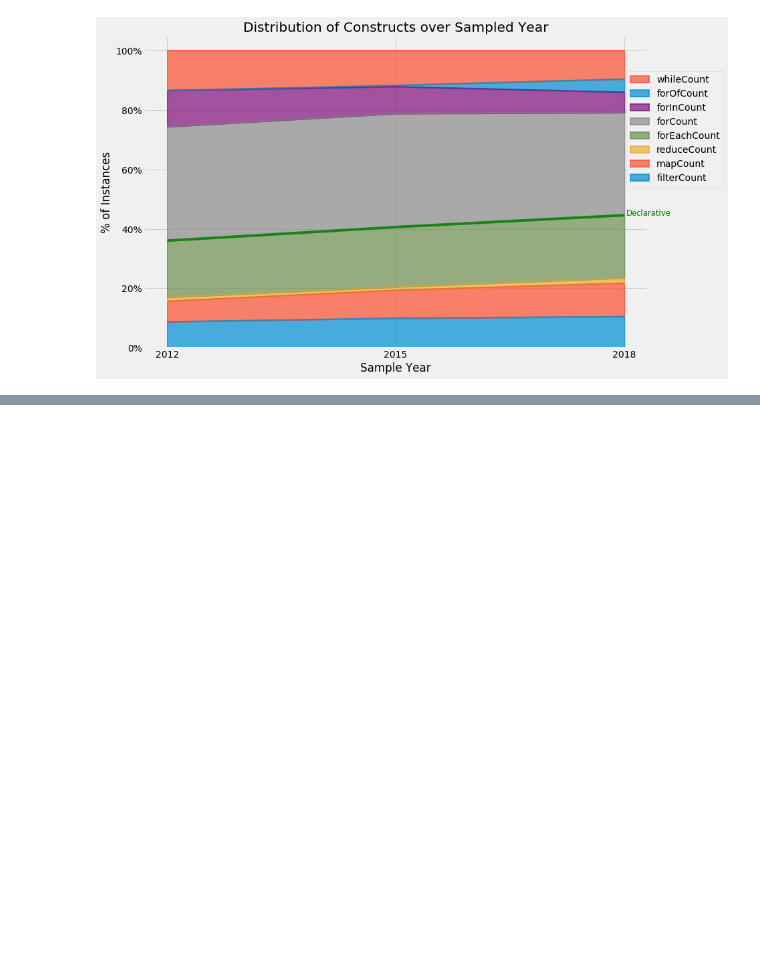
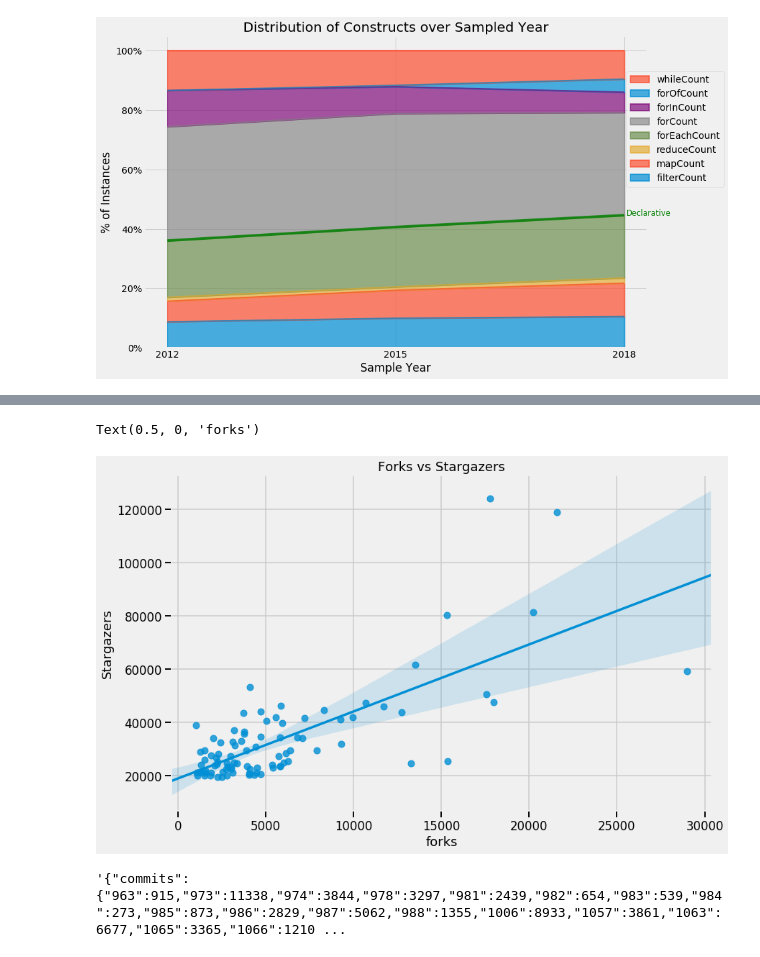
Before and after one commit to Luftzig/js-analyzer, a Jupyter notebook: results/graphs/Graphs.ipynb, the cells around one changed output, grey strips where cells are left out. Drawn from its saved outputs; the diff is of its cells as text; code cells hidden in the pictures; blank space fills up the shorter version.

```diff
--- a/results/graphs/Graphs.ipynb
+++ b/results/graphs/Graphs.ipynb
@@ -407,0 +495,16 @@ axms.text(2018.1,
+# %%
+# with_metadata[with_metadata.age <= 3]["declarativeRatio"].mean()
+# with_metadata[with_metadata.age <= 6]["declarativeRatio"].mean()
+with_metadata[with_metadata.age > 5]["declarativeRatio"].mean()
+
+ax = sns.regplot(x="forks", y="stars", data=with_metadata)
+ax.set_title("Forks vs Stargazers")
+ax.set_ylabel("Stargazers")
+ax.set_xlabel("forks")
+# %% [output]
+Text(0.5, 0, 'forks')
+[figure, added]
+# %%
+projects.to_json("../results/projects_w_contributors.json")
+# %% [output]
+'{"commits":{"963":915,"973":11338,"974":3844,"978":3297,"981":2439,"982":654,"983":539,"984":273,"985":873,"986":2829,"987":5062,"988":1355,"1006":8933,"1057":3861,"1063":6677,"1065":3365,"1066":1210 ...
```
Also changed, not shown: parts of 8 cells of this notebook, 9 other files.
